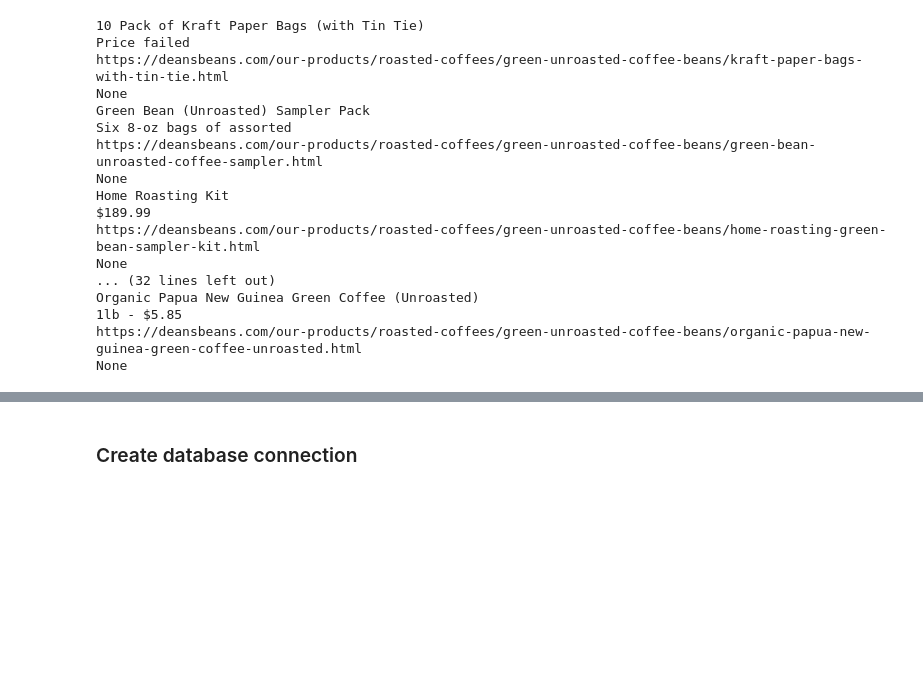
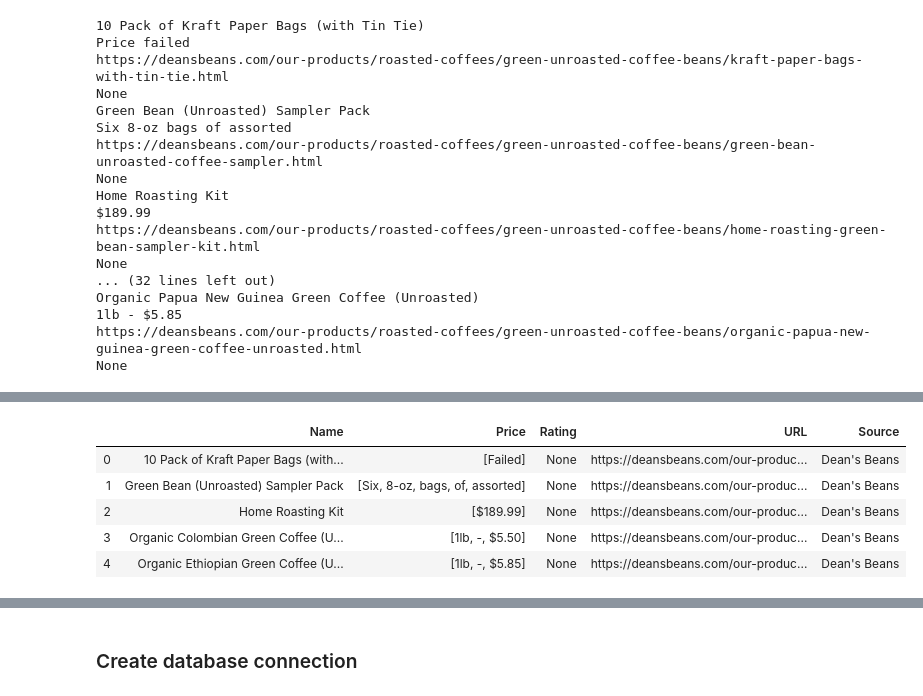
Before and after one commit to mahlonduke/ETL-challenge, a Jupyter notebook: notebook.ipynb, the cells around one changed output, grey strips where cells are left out. Cells and saved outputs as stored; diff of their text form; code cells hidden in the pictures; blank space fills up the shorter version.

Commit message:
Coffee Corral complete

```diff
--- a/notebook.ipynb
+++ b/notebook.ipynb
@@ -89,7 +89,7 @@ for result in results:
 
     # Ratings
     try:
-        result_rating = result.find('img_id', class_='recordrating')
+        result_rating = result.find('img')["alt"]
         print(result_rating)
         ratings.append(result_rating)
 
@@ -439,0 +452,11 @@ deansBeans.head()
+# %%
+test_df = deansBeans
+test_df['Price'] = deansBeans['Price'].str.rsplit()
+test_df.head()
+# %% [output]
+|  | Name | Price | Rating | URL | Source |
+| 0 | 10 Pack of Kraft Paper Bags (with... | [Failed] | None | https://deansbeans.com/our-produc... | Dean's Beans |
+| 1 | Green Bean (Unroasted) Sampler Pack | [Six, 8-oz, bags, of, assorted] | None | https://deansbeans.com/our-produc... | Dean's Beans |
+| 2 | Home Roasting Kit | [$189.99] | None | https://deansbeans.com/our-produc... | Dean's Beans |
+| 3 | Organic Colombian Green Coffee (U... | [1lb, -, $5.50] | None | https://deansbeans.com/our-produc... | Dean's Beans |
+| 4 | Organic Ethiopian Green Coffee (U... | [1lb, -, $5.85] | None | https://deansbeans.com/our-produc... | Dean's Beans |
```
Also changed, not shown: parts of 4 cells of this notebook, 1 other file.
